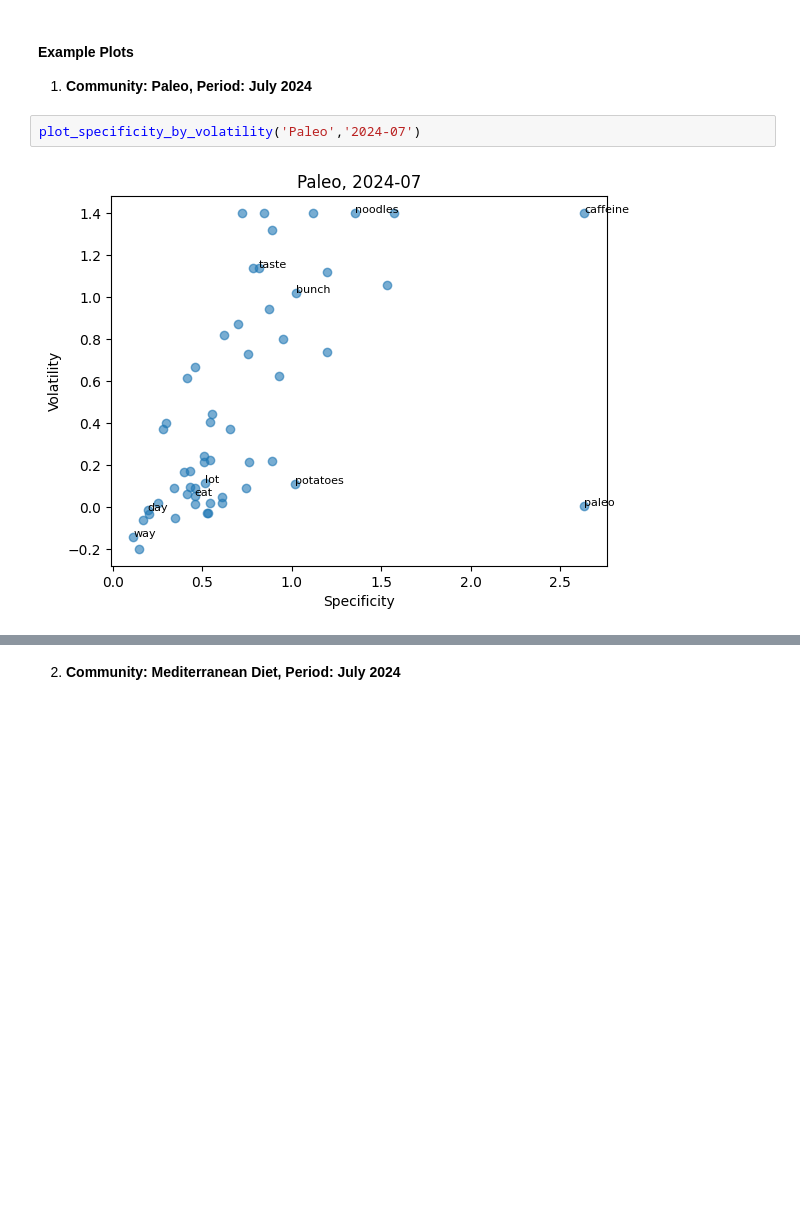
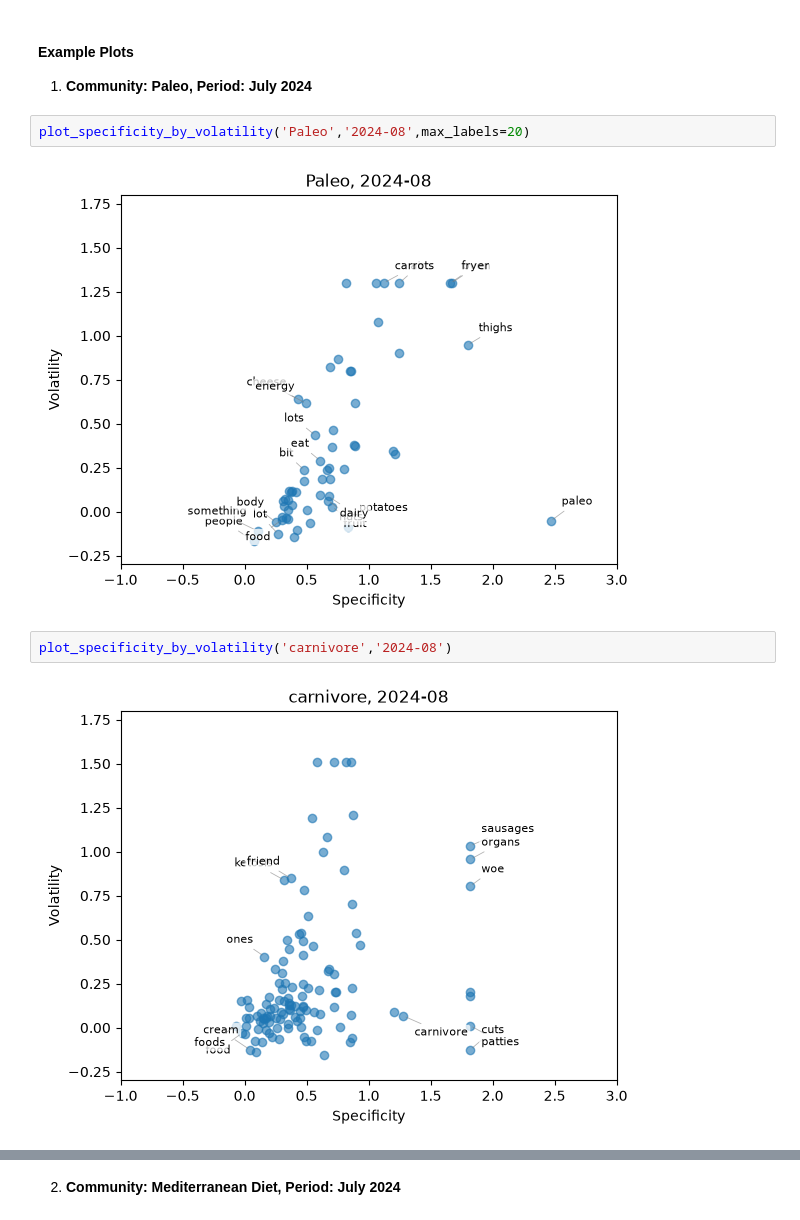
Before and after one commit to d0d0th/reddit-diets-communities, a Jupyter notebook: reddit-diets-communities.ipynb, the cells around one changed output, grey strips where cells are left out. Cells and saved outputs as stored; diff of their text form; blank space fills up the shorter version.

```diff
--- a/reddit-diets-communities.ipynb
+++ b/reddit-diets-communities.ipynb
@@ -310,6 +450,10 @@ def plot_specificity_by_volatility(community_tag,period_tag,max_labels=10):
 #### Example Plots
 1. **Community: Paleo, Period: July 2024**
 # %%
-plot_specificity_by_volatility('Paleo','2024-07')
+plot_specificity_by_volatility('Paleo','2024-08',max_labels=20)
 # %% [output]
-[figure, old version]
+[figure, new version]
+# %%
+plot_specificity_by_volatility('carnivore','2024-08')
+# %% [output]
+[figure, added]
```
Also changed, not shown: parts of 62 cells of this notebook, 4 other files.
